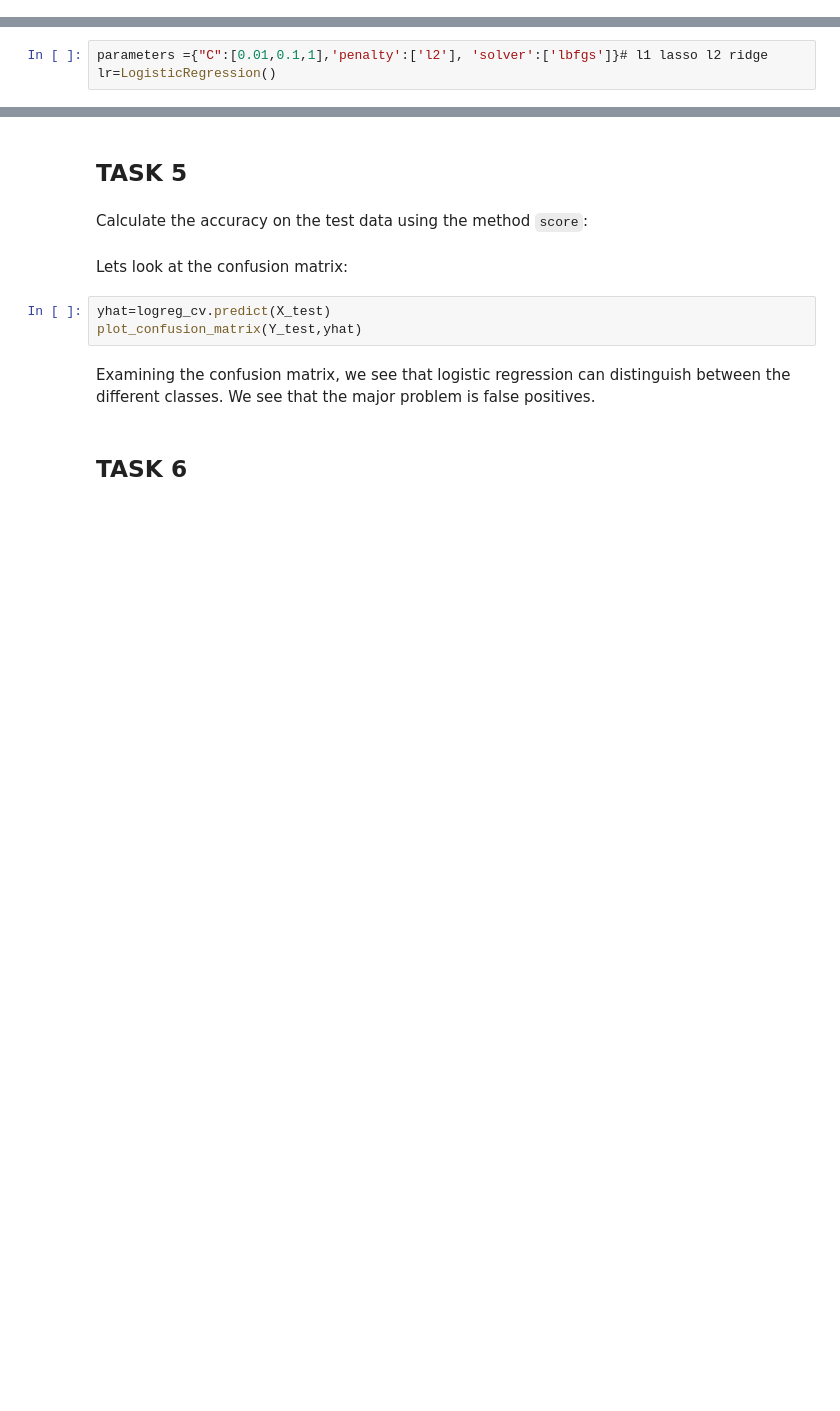
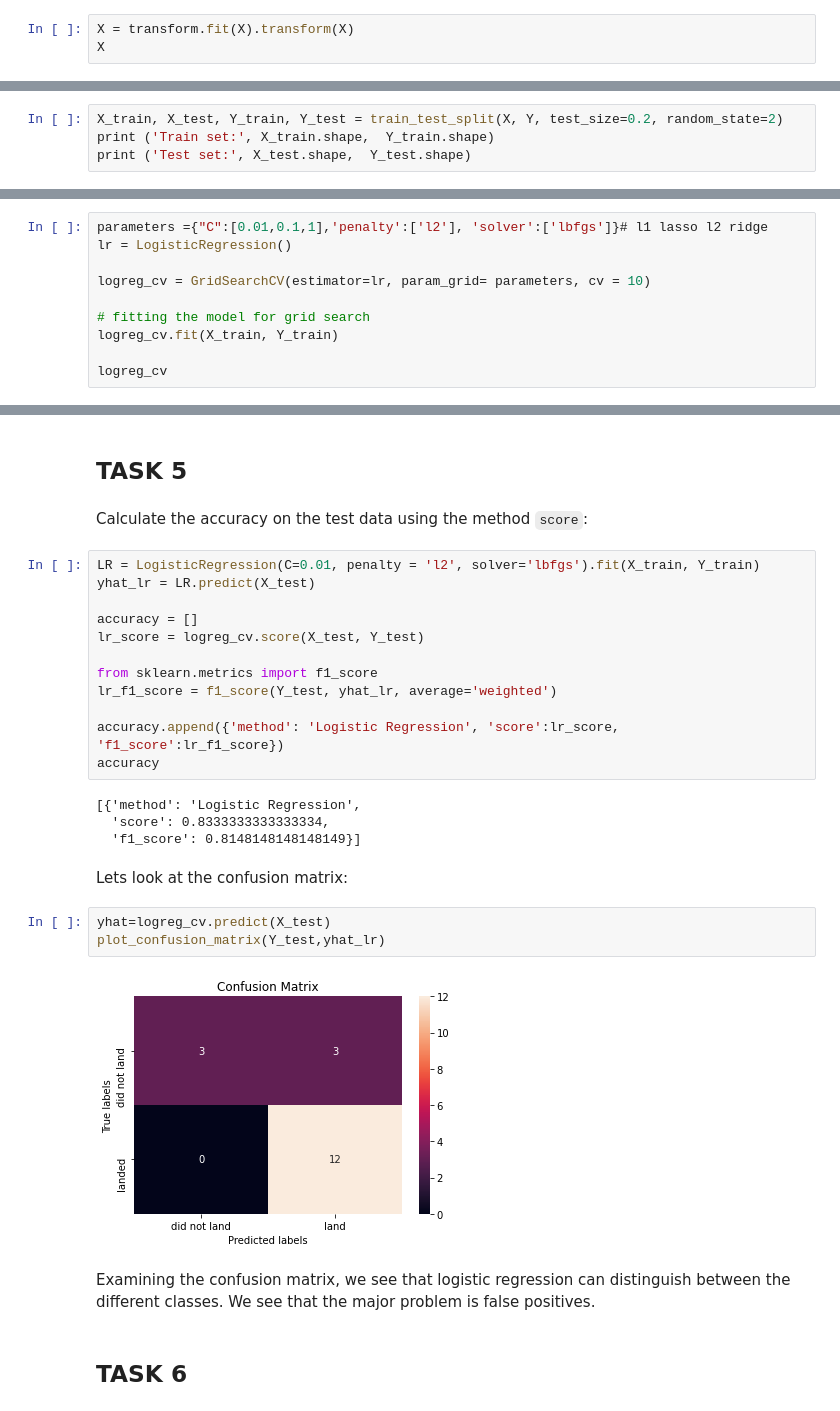
Before and after one commit to wanprabu/dsproject, a Jupyter notebook: Predictive Analysis.ipynb, the cells around one changed output, grey strips where cells are left out. Drawn from its saved outputs; the diff is of its cells as text; blank space fills up the shorter version.

```diff
--- a/Predictive Analysis.ipynb
+++ b/Predictive Analysis.ipynb
@@ -107,0 +138,3 @@ transform = preprocessing.StandardScaler()
+# %%
+X = transform.fit(X).transform(X)
+X
@@ -113,3 +160,7 @@ We split the data into training and testing data using the  function  <code>trai
 Use the function train_test_split to split the data X and Y into training and test data. Set the parameter test_size to  0.2 and random_state to 2. The training data and test data should be assigned to the following labels.
 # %% [markdown]
 <code>X_train, X_test, Y_train, Y_test</code>
+# %%
+X_train, X_test, Y_train, Y_test = train_test_split(X, Y, test_size=0.2, random_state=2)
+print ('Train set:', X_train.shape,  Y_train.shape)
+print ('Test set:', X_test.shape,  Y_test.shape)
@@ -127,4 +183,11 @@ parameters ={'C':[0.01,0.1,1],
              'solver':['lbfgs']}
 # %%
 parameters ={"C":[0.01,0.1,1],'penalty':['l2'], 'solver':['lbfgs']}# l1 lasso l2 ridge
-lr=LogisticRegression()
+lr = LogisticRegression()
+
+logreg_cv = GridSearchCV(estimator=lr, param_grid= parameters, cv = 10)
+
+# fitting the model for grid search
+logreg_cv.fit(X_train, Y_train)
+
+logreg_cv
@@ -137,11 +207,29 @@ print("accuracy :",logreg_cv.best_score_)
 ## TASK  5
 # %% [markdown]
 Calculate the accuracy on the test data using the method <code>score</code>:
+# %%
+LR = LogisticRegression(C=0.01, penalty = 'l2', solver='lbfgs').fit(X_train, Y_train)
+yhat_lr = LR.predict(X_test)
+
+accuracy = []
+lr_score = logreg_cv.score(X_test, Y_test)
+
+from sklearn.metrics import f1_score
+lr_f1_score = f1_score(Y_test, yhat_lr, average='weighted')
+
+accuracy.append({'method': 'Logistic Regression', 'score':lr_score, 'f1_score':lr_f1_score})
+accuracy
+# %% [output]
+[{'method': 'Logistic Regression',
+  'score': 0.8333333333333334,
+  'f1_score': 0.8148148148148149}]
 # %% [markdown]
 Lets look at the confusion matrix:
 # %%
 yhat=logreg_cv.predict(X_test)
-plot_confusion_matrix(Y_test,yhat)
+plot_confusion_matrix(Y_test,yhat_lr)
+# %% [output]
+[figure, added]
 # %% [markdown]
 Examining the confusion matrix, we see that logistic regression can distinguish between the different classes.  We see that the major problem is false positives.
 # %% [markdown]
```
Also changed, not shown: parts of 22 cells of this notebook.
